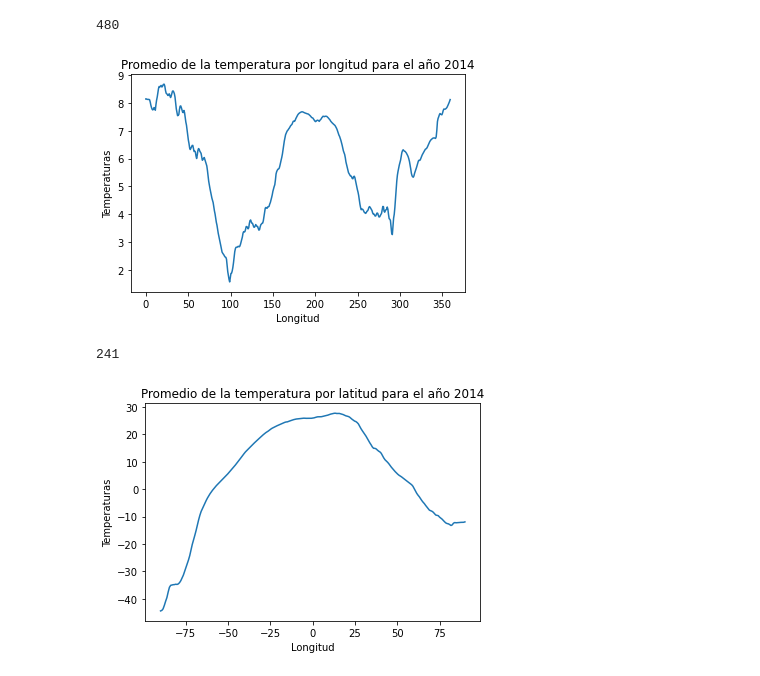
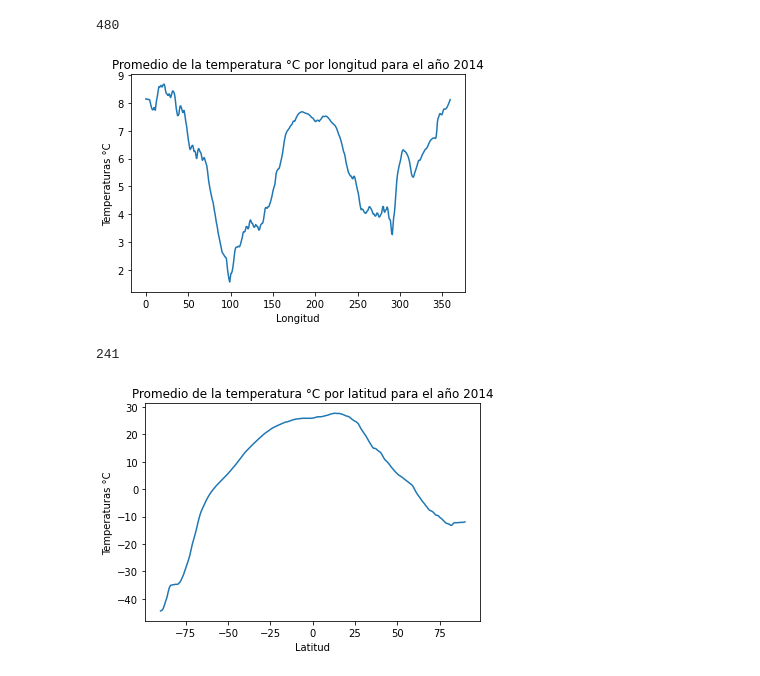
Before and after one commit to YosefGuevara012/Big_Data_UNAL, a Jupyter notebook: Homeworks/Dask/ECMWF.ipynb, the cells around one changed output. Drawn from its saved outputs; the diff is of its cells as text; code cells hidden in the pictures.

```diff
--- a/Homeworks/Dask/ECMWF.ipynb
+++ b/Homeworks/Dask/ECMWF.ipynb
@@ -176,11 +176,11 @@ len(prom_tem_longitud)
 # %%
 plt.plot(longitud, prom_tem_longitud)
 plt.xlabel('Longitud')
-plt.ylabel('Temperaturas')
-plt.title('Promedio de la temperatura por longitud para el año 2014')
+plt.ylabel('Temperaturas °C')
+plt.title('Promedio de la temperatura °C por longitud para el año 2014')
 plt.show()
 # %% [output]
-[figure, old version]
+[figure, new version]
 # %%
 ## Se calcula el promedio de las temperaturas para la latitud
 
@@ -190,9 +190,9 @@ len(prom_tem_latitud)
 241
 # %%
 plt.plot(latitud, prom_tem_latitud)
-plt.xlabel('Longitud')
-plt.ylabel('Temperaturas')
-plt.title('Promedio de la temperatura por latitud para el año 2014')
+plt.xlabel('Latitud')
+plt.ylabel('Temperaturas °C')
+plt.title('Promedio de la temperatura °C por latitud para el año 2014')
 plt.show()
 # %% [output]
-[figure, old version]
+[figure, new version]
```
Also changed, not shown: parts of 1 cell of this notebook.
